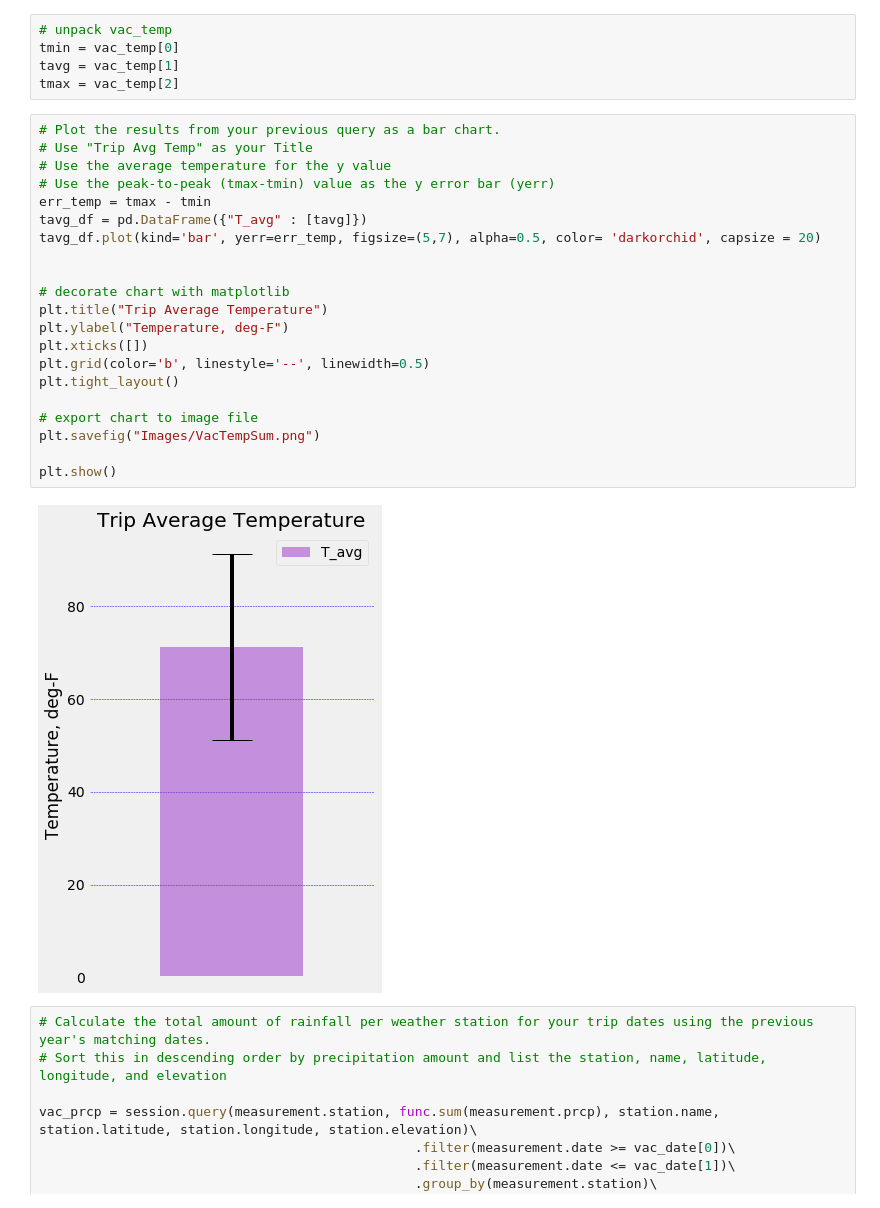
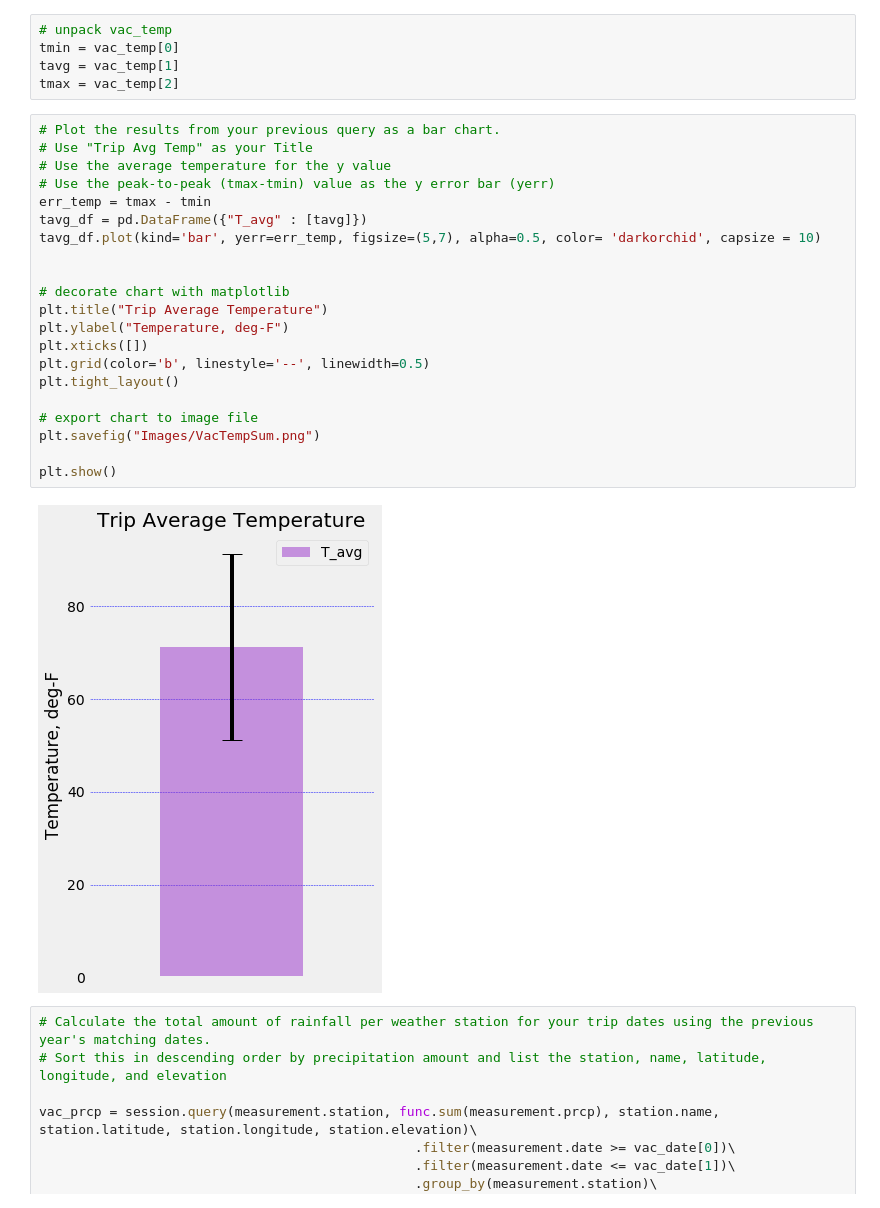
Before and after one commit to HenryNguyenLe/SQLAlchemy_Challenge, a Jupyter notebook: climate.ipynb, the cells around one changed output. Drawn from its saved outputs; the diff is of its cells as text.

```diff
--- a/climate.ipynb
+++ b/climate.ipynb
@@ -286,26 +286,26 @@ tmax = vac_temp[2]
 # %%
 # Plot the results from your previous query as a bar chart.
 # Use "Trip Avg Temp" as your Title
 # Use the average temperature for the y value
 # Use the peak-to-peak (tmax-tmin) value as the y error bar (yerr)
 err_temp = tmax - tmin
 tavg_df = pd.DataFrame({"T_avg" : [tavg]})
-tavg_df.plot(kind='bar', yerr=err_temp, figsize=(5,7), alpha=0.5, color= 'darkorchid', capsize = 20)
+tavg_df.plot(kind='bar', yerr=err_temp, figsize=(5,7), alpha=0.5, color= 'darkorchid', capsize = 10)
 
 
 # decorate chart with matplotlib
 plt.title("Trip Average Temperature")
 plt.ylabel("Temperature, deg-F")
 plt.xticks([])
 plt.grid(color='b', linestyle='--', linewidth=0.5)
 plt.tight_layout()
 
 # export chart to image file
 plt.savefig("Images/VacTempSum.png")
 
 plt.show()
 # %% [output]
-[figure, old version]
+[figure, new version]
 # %%
 # Calculate the total amount of rainfall per weather station for your trip dates using the previous year's matching dates.
 # Sort this in descending order by precipitation amount and list the station, name, latitude, longitude, and elevation
```
Also changed, not shown: parts of 3 cells of this notebook, 1 other file.
